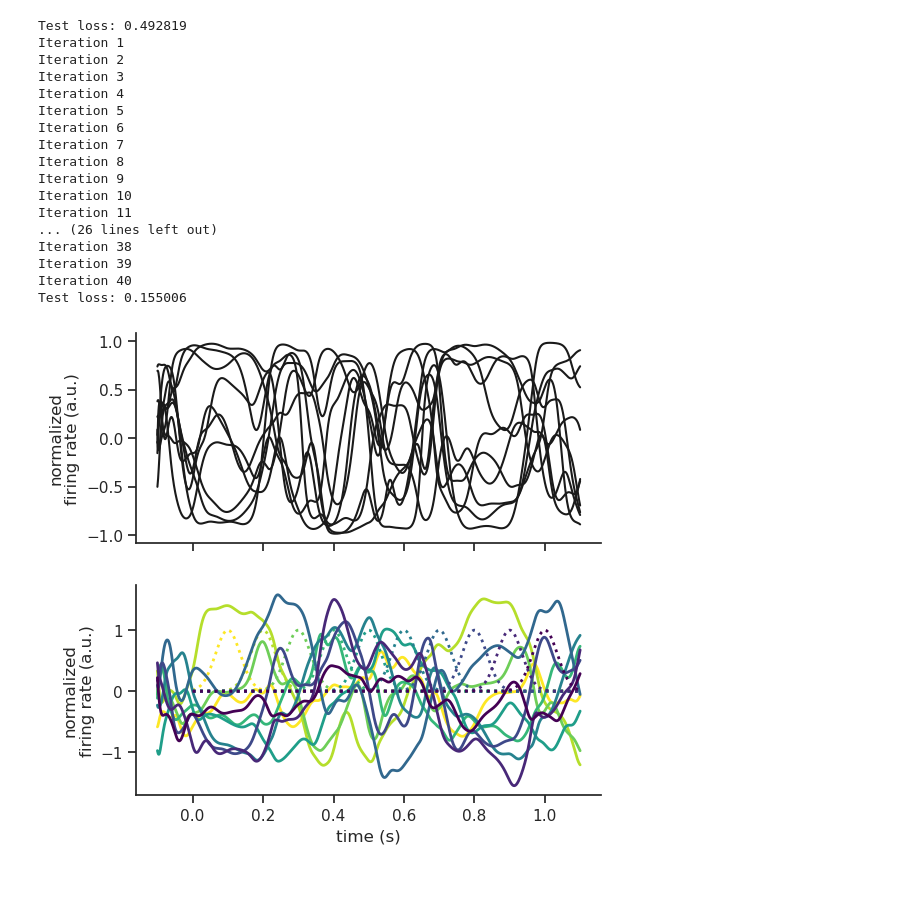
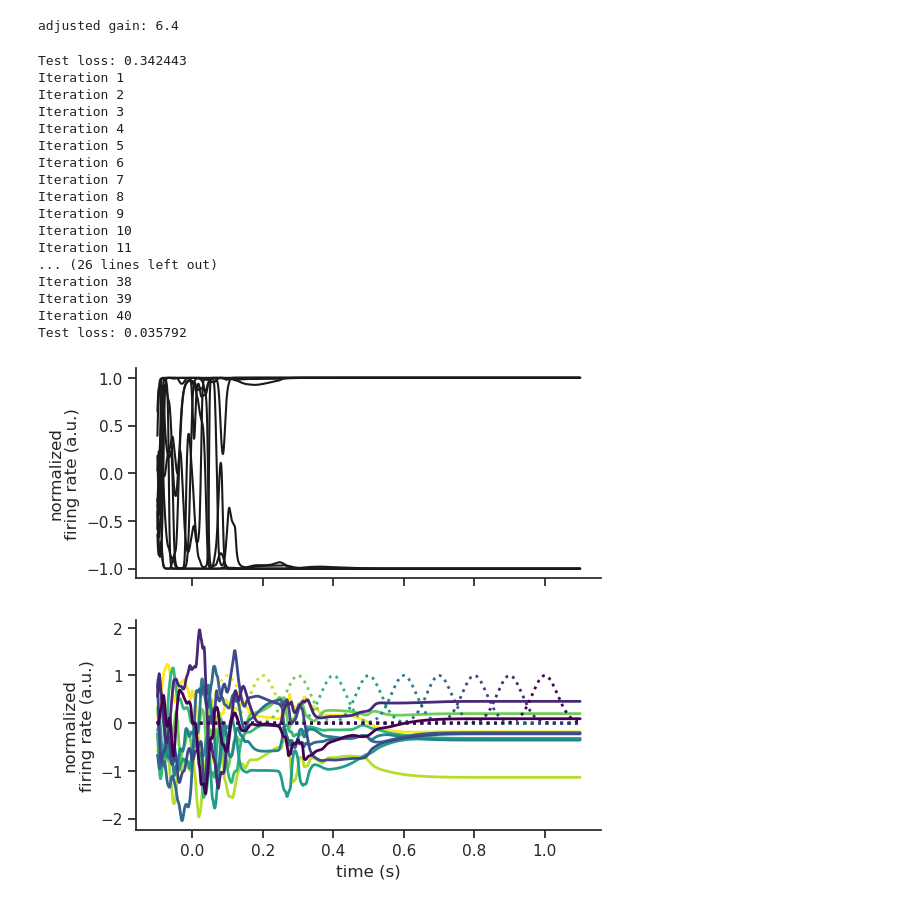
Before and after one commit to rythorpe/time_coding, a Jupyter notebook: aux_dev.ipynb, the cells around one changed output. Saved outputs shown, nothing was run; the diff lists cells and outputs as text; code cells hidden in the pictures.

```diff
--- a/aux_dev.ipynb
+++ b/aux_dev.ipynb
@@ -29,13 +29,14 @@ model = RNN(n_inputs=n_inputs, n_hidden=n_hidden,
 model.to(device)
 
 loss_fn = nn.MSELoss()
+# optimizer = torch.optim.SGD(model.parameters(), lr=1e-3)
 optimizer = torch.optim.SGD(model.parameters(), lr=1e-3)
 
 # set parameters
 # simulation parameters
 dt = 1e-3  # 1 ms
 tstop = 1.1  # 1 sec
-times = np.arange(-0.1, tstop, dt)
+times = np.arange(-0.1 + dt, tstop + dt, dt)
 n_times = len(times)
 
 # define inputs (for contextual modulation / recurrent perturbations)
@@ -50,65 +51,72 @@ targets, delay_times_ = get_gaussian_targets(n_batches, n_outputs, times,
 
 # set initial conditions of recurrent units fixed across iterations of
 # training and testing
-h_0 = (torch.rand(n_hidden) * 2) - 1  # uniform in (-1, 1)
+h_0 = torch.rand(n_hidden) * 2 - 1  # uniform in (-1, 1)
 h_0 = torch.tile(h_0, (n_batches, 1))  # replicate for each batch
+r_0 = torch.rand(n_hidden)  # uniform in (0, 1)
+r_0 = torch.tile(r_0, (n_batches, 1))
+u_0 = torch.rand(n_hidden) # uniform in (0, 1)
+u_0 = torch.tile(u_0, (n_batches, 1))
 
 # run opt routine
 # move to desired device
 inputs = inputs.to(device)
 targets = targets.to(device)
 h_0 = h_0.to(device)
+r_0 = r_0.to(device)
+u_0 = u_0.to(device)
 
 # plot model output before training
-_, _ = test(inputs, targets, times, model, loss_fn, h_0, plot=True)
+_, _ = test(inputs, targets, times, model, loss_fn, h_0, r_0, u_0, plot=True)
 
 # pre-train
 # max_iter_pretrain = 10
 # for iter_idx in range(max_iter_pretrain):
 #     _ = pre_train(inputs, times, model, h_0)
 
 # train model weights
 max_iter = 40
 convergence_reached = False
 loss_per_iter = list()
 for iter_idx in range(max_iter):
     print(f"Iteration {iter_idx + 1}")
     loss, param_dist = train(inputs, targets, times, model, loss_fn,
-                             optimizer, h_0)
+                             optimizer, h_0, r_0, u_0, presyn_idx=iter_idx)
     loss_per_iter.append(loss)
     # if param_dist < 2e-4:
     #     convergence_reached = True
     #     break
 # print(f"Trial {sample_idx} training complete!!")
 # if not convergence_reached:
 #     print(f"Warning: didn't converge (param_dist={param_dist})!!")
 
 # plot loss across training
 plt.figure()
 plt.plot(loss_per_iter)
 plt.xlabel('iteration')
 plt.ylabel('loss')
 
 # investigate fitted model
 # plot model output after training
-h_t, loss = test(inputs, targets, times, model, loss_fn, h_0, plot=True)
-h_t_batch = h_t.cpu().squeeze()
+h_t, loss = test(inputs, targets, times, model, loss_fn, h_0, r_0, u_0,
+                 plot=True)
 # %% [output]
-Test loss: 0.492819
-Iteration 1
-Iteration 2
-Iteration 3
-Iteration 4
-Iteration 5
-Iteration 6
-Iteration 7
-Iteration 8
-Iteration 9
-Iteration 10
-Iteration 11
-... (26 lines left out)
-Iteration 38
-Iteration 39
-Iteration 40
-Test loss: 0.155006
+adjusted gain: 6.4
+Test loss: 0.342443
+Iteration 1
+Iteration 2
+Iteration 3
+Iteration 4
+Iteration 5
+Iteration 6
+Iteration 7
+Iteration 8
+Iteration 9
+Iteration 10
+Iteration 11
+... (26 lines left out)
+Iteration 38
+Iteration 39
+Iteration 40
+Test loss: 0.035792
-[figure, old version]
+[figure, new version]
```
Also changed, not shown: parts of 7 cells of this notebook, 2 other files.
